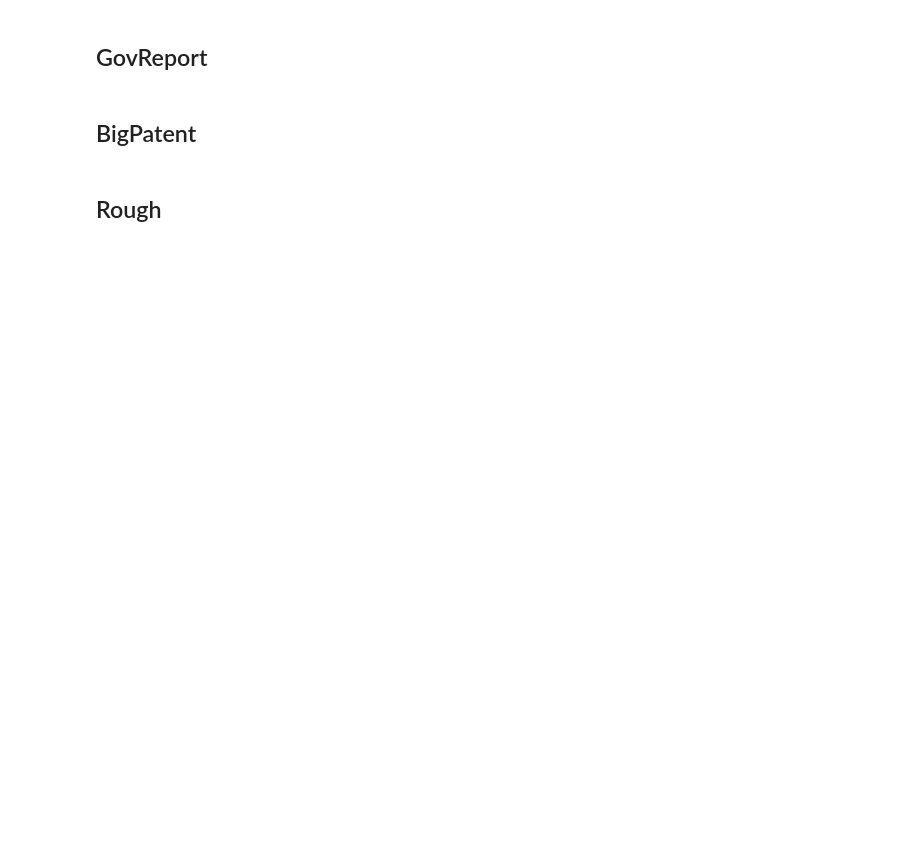
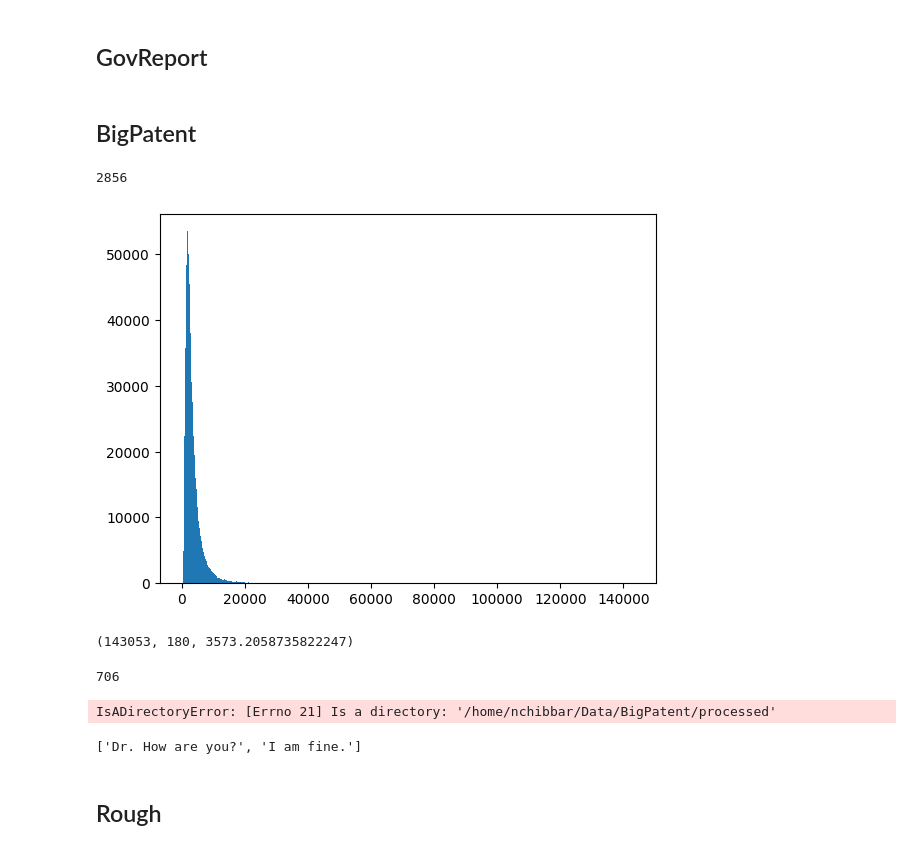
Before and after one commit to NamanChhibbar/LDS, a Jupyter notebook: temp.ipynb, the cells around one changed output. Cells and saved outputs as stored; diff of their text form; code cells hidden in the pictures; blank space fills up the shorter version.

```diff
--- a/temp.ipynb
+++ b/temp.ipynb
@@ -125,19 +134,24 @@ for file in gao_files:
 		}, fp)
 # %% [markdown]
 ## BigPatent
+# %%
+bigpatent_dir = f"{data_dir}/BigPatent/processed"
+bigpatent_files = os.listdir(bigpatent_dir)
+len(bigpatent_files)
+# %% [output]
+2856
 # %%
-bigpatent_dir = f"{data_dir}/BigPatent/train/a"
-
-bigpatent_files = os.listdir(bigpatent_dir)
-
 word_counts = []
 for file in bigpatent_files:
-	with open(f"{bigpatent_dir}/{file}") as fp:
+	file = f"{bigpatent_dir}/{file}"
+	with open(file) as fp:
 		for line in fp.readlines():
 			data = json.loads(line)
 			text = data["description"]
 			word_counts.append(count_words(text))
 
-bins = int(len(word_counts)**.5)
+bins = int(len(word_counts) ** .5)
 plt.hist(word_counts, bins=bins)
 plt.show()
+# %% [output]
+[figure, added]
@@ -146,3 +158,38 @@ np.max(word_counts)
+# %%
+max(word_counts), min(word_counts), np.mean(word_counts)
+# %% [output]
+(143053, 180, 3573.2058735822247)
+# %%
+sum([
+	1
+	for count in word_counts
+	if count > 40_000
+])
+# %% [output]
+706
+# %%
+texts, summaries = [], []
+for file in bigpatent_files:
+	file_path = f"{bigpatent_dir}/{file}"
+	texts, summaries = [], []
+	with open(file_path) as fp:
+		lines = fp.readlines()
+	for line in lines:
+		data = json.loads(line)
+		text = data["description"]
+		if count_words(text) < 40_000:
+			continue
+		summary = data["abstract"]
+		text = preprocessor(text)
+		summary = preprocessor(summary)
+		texts.append(text)
+		summaries.append(summary)
+# %% [output]
+IsADirectoryError: [Errno 21] Is a directory: '/home/nchibbar/Data/BigPatent/processed'
+# %%
+nltk.sent_tokenize("Dr. How are you? I am fine.")
+# %% [output]
+['Dr. How are you?', 'I am fine.']
 # %% [markdown]
 ## Rough
 # %%
```
Also changed, not shown: parts of 8 cells of this notebook, 3 other files.
